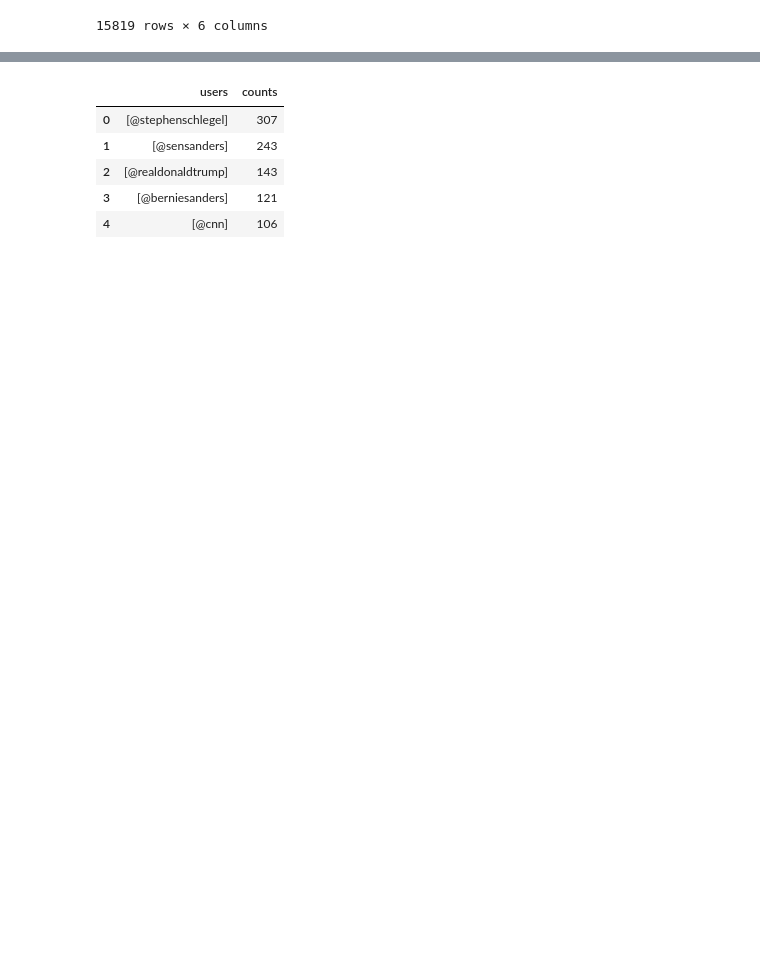
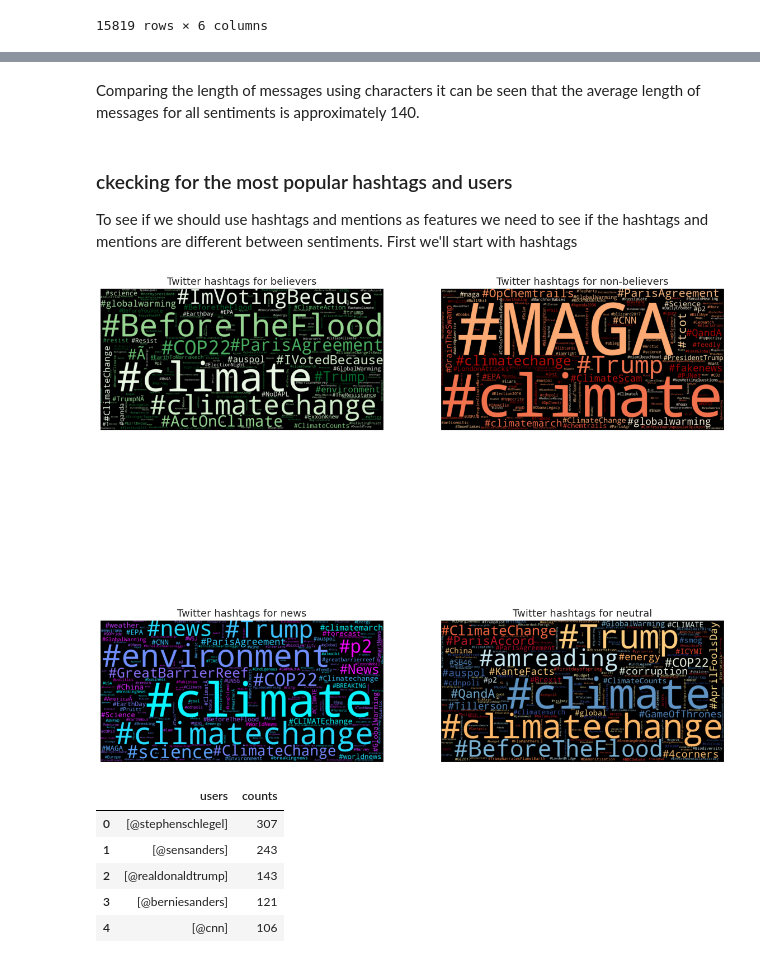
Before and after one commit to marth418/classification-predict-streamlit-template, a Jupyter notebook: Starter_notebook.ipynb, the cells around one changed output, grey strips where cells are left out. Cells and saved outputs as stored; diff of their text form; code cells hidden in the pictures; blank space fills up the shorter version.

```diff
--- a/Starter_notebook.ipynb
+++ b/Starter_notebook.ipynb
@@ -261 +307,62 @@ extractor(train_df)
+# %% [markdown]
+Comparing the length of messages using characters it can be seen that  the average length of messages for all sentiments is approximately 140.
+# %% [markdown]
+### ckecking for the most popular hashtags and users
+To see if we should use hashtags and mentions as features we need to see if the hashtags and mentions are different between sentiments.
+First we'll start with hashtags
+# %%
+####### Splitting the df into its sentiments
+
+non_believers = train_df[train_df.sentiment == -1]
+believe = train_df[train_df.sentiment == 1]
+news = train_df[train_df.sentiment == 2]
+neutral = train_df[train_df.sentiment == 0]
+
+####### Extracting words which start with a hash
+non_believers_hashtags = non_believers.message.str.extractall(r'(\#\w+)')[0].value_counts()
+believe_hashtags = believe.message.str.extractall(r'(\#\w+)')[0].value_counts()
+news_hashtags = news.message.str.extractall(r'(\#\w+)')[0].value_counts()
+neutral_tweets_hashtags = neutral.message.str.extractall(r'(\#\w+)')[0].value_counts()
+# %%
+from wordcloud import WordCloud
+
+
+wordcloud1 = WordCloud(width = 1000,
+                       height = 500,
+                      colormap="Greens_r",
+                       background_color="black").generate_from_frequencies(believe_hashtags.to_dict())
+wordcloud2 = WordCloud(width = 1000,
+                       height = 500,
+                      # mask = tweet_mask,
+                      colormap="OrRd_r",
+                       background_color="black").generate_from_frequencies(non_believers_hashtags.to_dict())
+wordcloud3 = WordCloud(width = 1000,
+                       height = 500,
+                       #mask = tweet_mask,
+                      colormap="cool_r",
+                       background_color="black").generate_from_frequencies(news_hashtags.to_dict())
+wordcloud4 = WordCloud(width = 1000,
+                       height = 500,
+                       #mask = tweet_mask,
+                      colormap="RdYlBu",
+                       background_color="black").generate_from_frequencies(neutral_tweets_hashtags.to_dict())
+
+
+titles=['Twitter hashtags for believers',
+        'Twitter hashtags for non-believers',
+        'Twitter hashtags for news',
+        'Twitter hashtags for neutral']
+images=[wordcloud1, wordcloud2, wordcloud3 ,wordcloud4]
+
+fig, ax = plt.subplots(figsize=(20,20))
+for i in range(4):
+    plt.subplot(2,2,i+1)
+    plt.imshow(images[i])
+    plt.title(titles[i])
+    plt.xticks([])
+    plt.yticks([])
+
+plt.show()
+# %% [output]
+[figure, added]
 # %%
```
Also changed, not shown: parts of 8 cells of this notebook.
